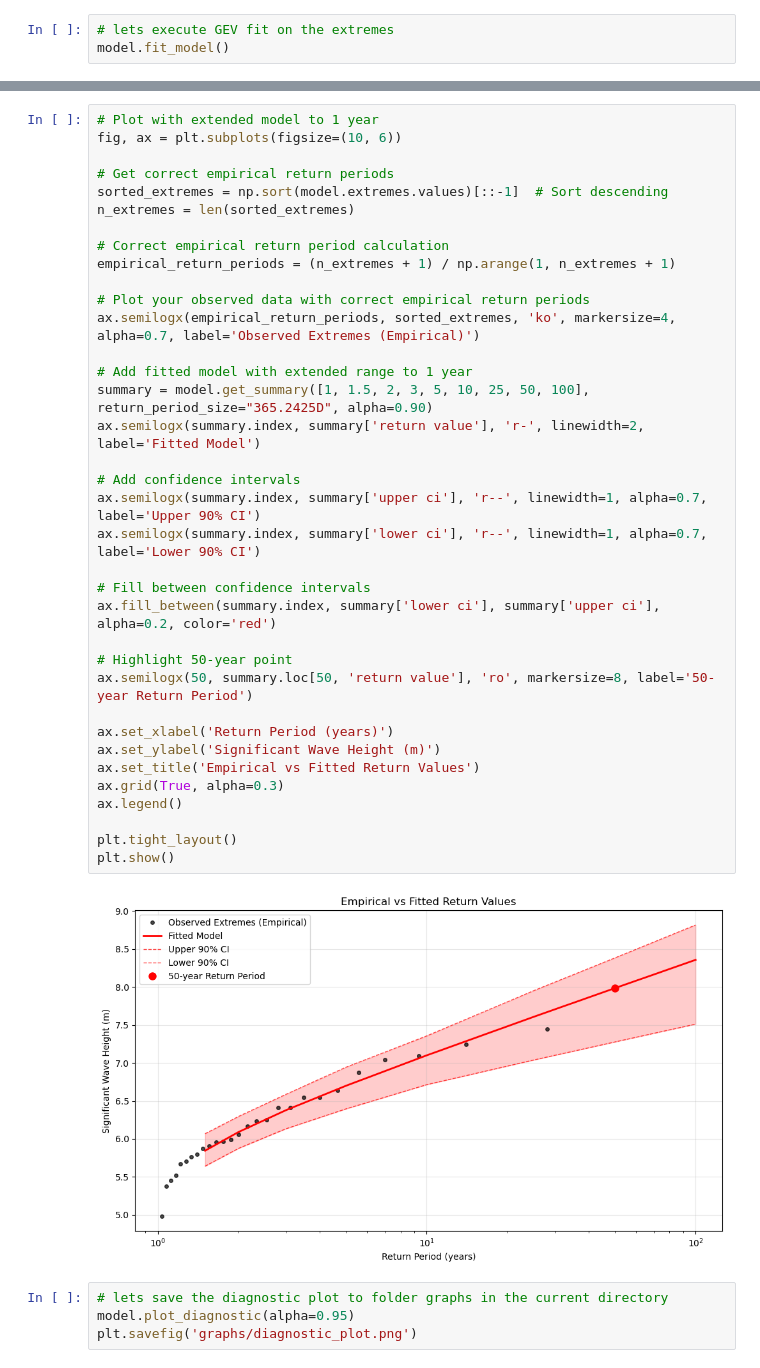
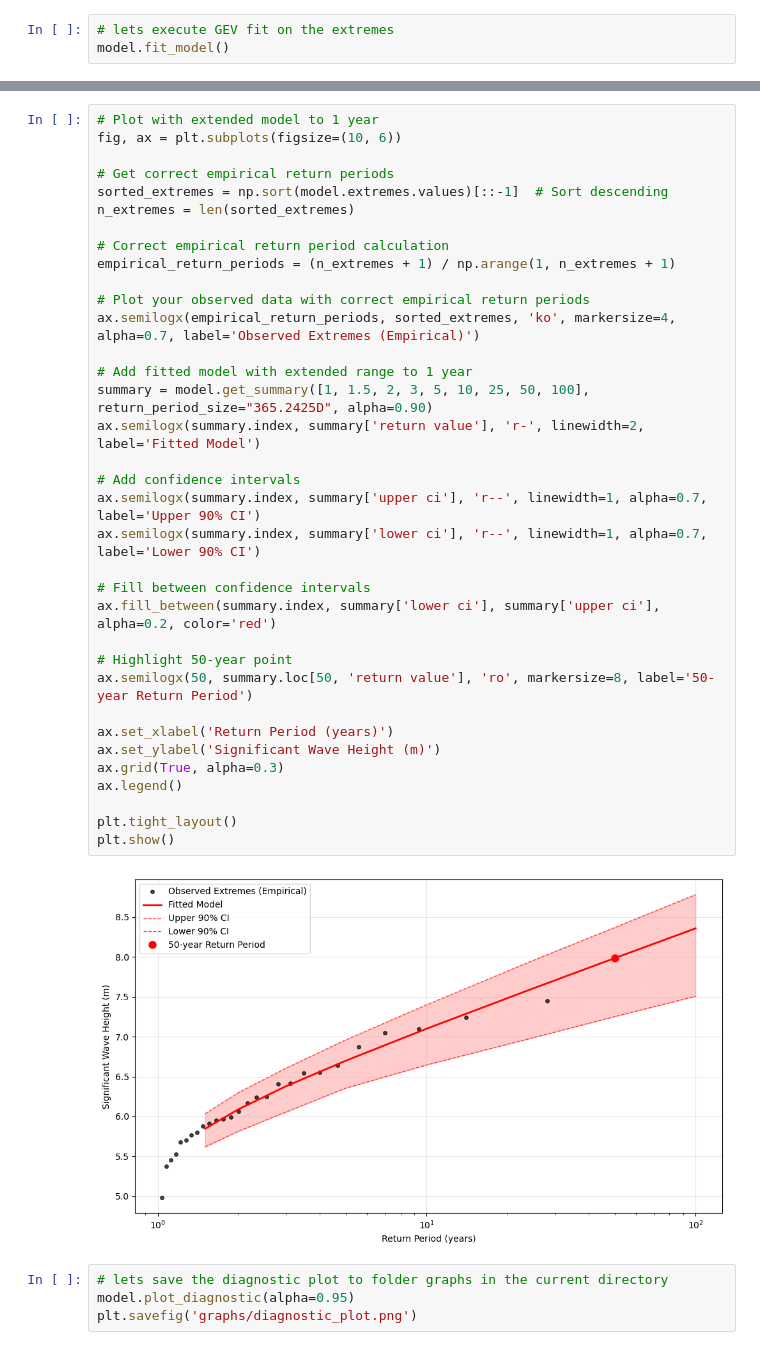
Before and after one commit to Lucaschikashy/sea-states_project_bretagne, a Jupyter notebook: index_project_EVA_1.ipynb, the cells around one changed output, grey strips where cells are left out. Drawn from its saved outputs; the diff is of its cells as text.

```diff
--- a/index_project_EVA_1.ipynb
+++ b/index_project_EVA_1.ipynb
@@ -1384,35 +1384,34 @@ sorted_extremes = np.sort(model.extremes.values)[::-1]  # Sort descending
 n_extremes = len(sorted_extremes)
 
 # Correct empirical return period calculation
 empirical_return_periods = (n_extremes + 1) / np.arange(1, n_extremes + 1)
 
 # Plot your observed data with correct empirical return periods
 ax.semilogx(empirical_return_periods, sorted_extremes, 'ko', markersize=4, alpha=0.7, label='Observed Extremes (Empirical)')
 
 # Add fitted model with extended range to 1 year
 summary = model.get_summary([1, 1.5, 2, 3, 5, 10, 25, 50, 100], return_period_size="365.2425D", alpha=0.90)
 ax.semilogx(summary.index, summary['return value'], 'r-', linewidth=2, label='Fitted Model')
 
 # Add confidence intervals
 ax.semilogx(summary.index, summary['upper ci'], 'r--', linewidth=1, alpha=0.7, label='Upper 90% CI')
 ax.semilogx(summary.index, summary['lower ci'], 'r--', linewidth=1, alpha=0.7, label='Lower 90% CI')
 
 # Fill between confidence intervals
 ax.fill_between(summary.index, summary['lower ci'], summary['upper ci'], alpha=0.2, color='red')
 
 # Highlight 50-year point
 ax.semilogx(50, summary.loc[50, 'return value'], 'ro', markersize=8, label='50-year Return Period')
 
 ax.set_xlabel('Return Period (years)')
 ax.set_ylabel('Significant Wave Height (m)')
-ax.set_title('Empirical vs Fitted Return Values')
 ax.grid(True, alpha=0.3)
 ax.legend()
 
 plt.tight_layout()
 plt.show()
 # %% [output]
-[figure, old version]
+[figure, new version]
 # %%
 # lets save the diagnostic plot to folder graphs in the current directory
 model.plot_diagnostic(alpha=0.95)
```
Also changed, not shown: parts of 4 cells of this notebook.
